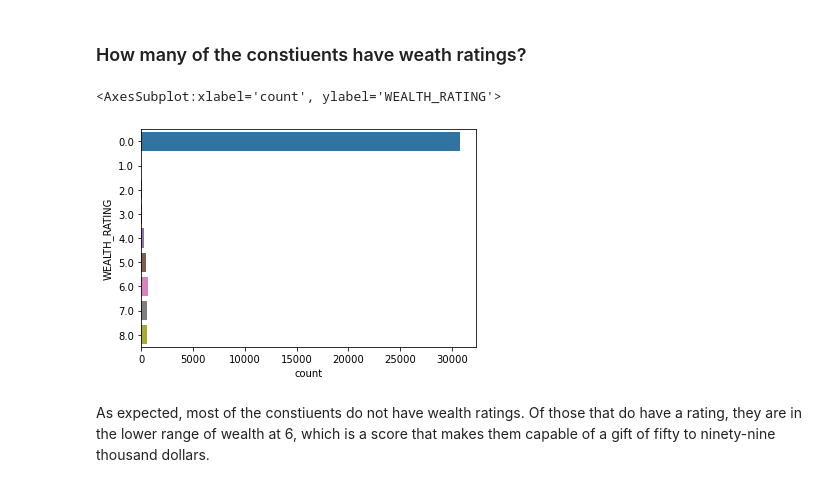
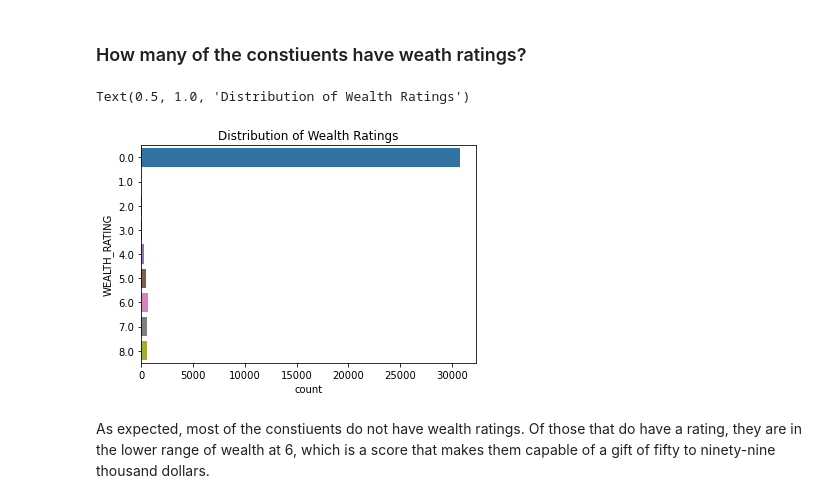
Before and after one commit to ngockle/Projects, a Jupyter notebook: Donors Models/Predictive Modeling - Donors.ipynb, the cells around one changed output. Drawn from its saved outputs; the diff is of its cells as text; code cells hidden in the pictures.

```diff
--- a/Donors Models/Predictive Modeling - Donors.ipynb
+++ b/Donors Models/Predictive Modeling - Donors.ipynb
@@ -465,9 +458,10 @@ Most of the constituency base is between the ages of 35-45. This is typically th
 ### How many of the constiuents have weath ratings?
 # %%
 sns.countplot(y="WEALTH_RATING", data=df2)
+plt.title('Distribution of Wealth Ratings')
 # %% [output]
-<AxesSubplot:xlabel='count', ylabel='WEALTH_RATING'>
+Text(0.5, 1.0, 'Distribution of Wealth Ratings')
-[figure, old version]
+[figure, new version]
 # %% [markdown]
 As expected, most of the constiuents do not have wealth ratings. Of those that do have a rating, they are in the lower range of wealth at 6, which is a score that makes them capable of a gift of fifty to ninety-nine thousand dollars.
 # %% [markdown]
```
Also changed, not shown: parts of 27 cells of this notebook.
